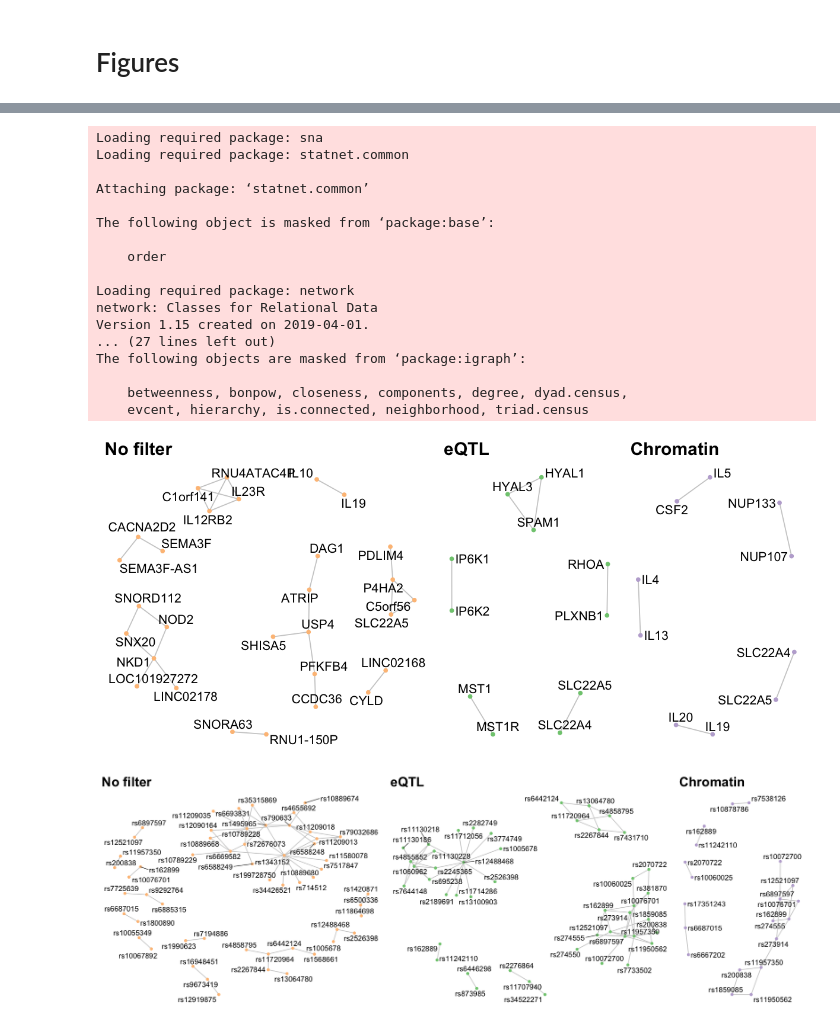
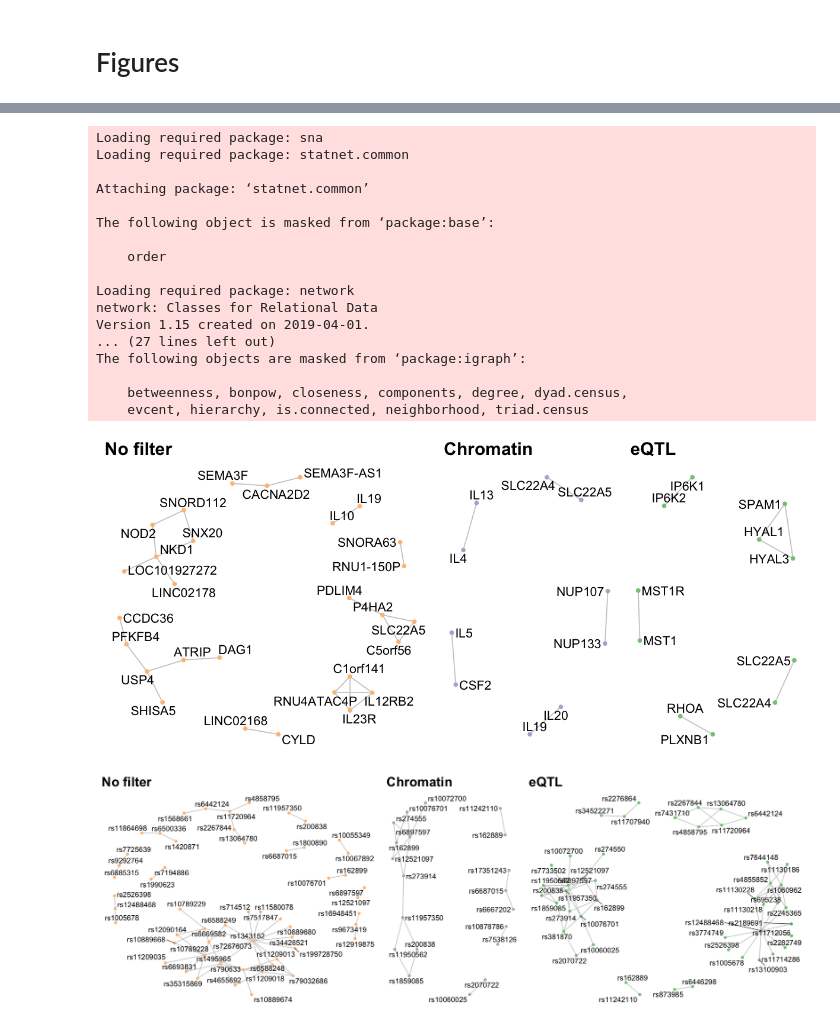
Before and after one commit to DianeDuroux/BiologicalEpistasis, a Jupyter notebook: doc/gene_networks.ipynb, the cells around one changed output, grey strips where cells are left out. Cells and saved outputs as stored; diff of their text form; code cells hidden in the pictures.

```diff
--- a/doc/gene_networks.ipynb
+++ b/doc/gene_networks.ipynb
@@ -334,7 +336,7 @@ genes_chr <- plot_genes('chromatin/sign_GenePairs.txt', 'Chromatin', '#beaed4')
 genes_noFilter <- plot_genes('noFilter/sign_GenePairs.txt', 'No filter', '#fdc086')
 
 options(repr.plot.width=10, repr.plot.height=4.5)
-plot_grid(genes_noFilter, genes_eqtl, genes_chr, ncol = 3, rel_widths = c(1, .55, .55))
+plot_grid(genes_noFilter, genes_chr, genes_eqtl, ncol = 3, rel_widths = c(1, .55, .55))
 
 ggsave(filename = 'fig/gene_networks.pdf', width=12, height=4.5)
 # %% [output]
@@ -355,33 +357,33 @@ The following objects are masked from ‘package:igraph’:
 
     betweenness, bonpow, closeness, components, degree, dyad.census,
     evcent, hierarchy, is.connected, neighborhood, triad.census
-[figure, old version]
+[figure, new version]
 # %%
 plot_genes <- function(path, tag, color) {
 
     read_csv(paste0('../results/', path), col_types = 'ccdccc') %>%
     select(SNP_1, SNP_2) %>%
     unique %>%
     graph_from_data_frame(directed = FALSE) %>%
     ggnetwork %>%
     ggplot(aes(x = x, y = y, xend = xend, yend = yend)) +
         geom_edges(color = 'gray80') +
         geom_nodes(color = color) +
         geom_nodetext_repel(aes(label = vertex.names)) +
         theme_blank() +
         theme(legend.position = 'bottom') +
         ggtitle(tag) +
         theme(plot.title = element_text(size = 20, face = "bold"))
 
 }
 
 snp_eqtl <- plot_genes('eqtl/sign_SNPPairs.txt', 'eQTL', '#7fc97f')
 snp_chr <- plot_genes('chromatin/sign_SNPPairs.txt', 'Chromatin', '#beaed4')
 snp_noFilter <- plot_genes('noFilter/sign_SNPPairs.txt', 'No filter', '#fdc086')
 
 options(repr.plot.width=15, repr.plot.height=5)
-plot_grid(snp_noFilter, snp_eqtl, snp_chr, ncol = 3, rel_widths = c(.75, .75, .35))
+plot_grid(snp_noFilter, snp_chr, snp_eqtl, ncol = 3, rel_widths = c(1, .5, 1))
 
 ggsave(filename = 'fig/snp_networks.pdf', width=15, height=5)
 # %% [output]
-[figure, old version]
+[figure, new version]
```
Also changed, not shown: parts of 5 cells of this notebook, 10 other files.
